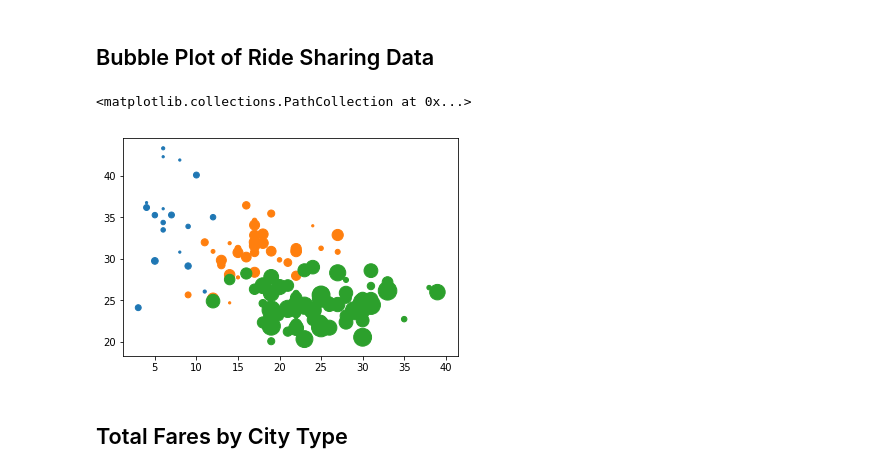
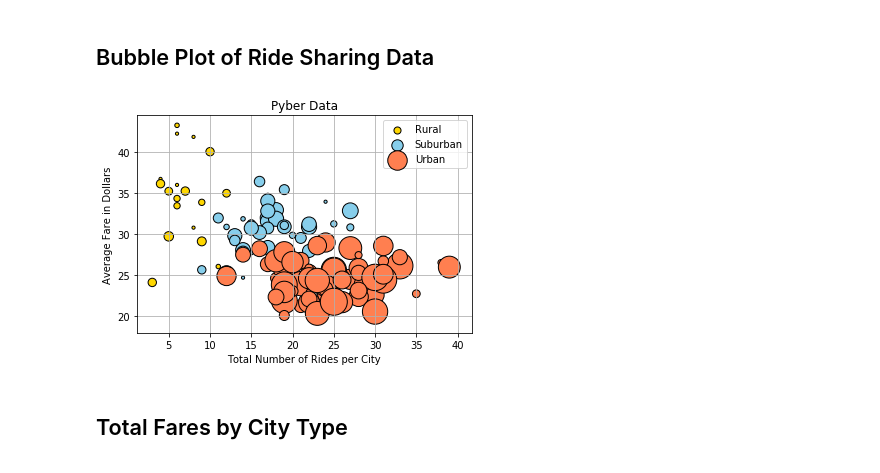
Before and after one commit to erikaplarsen/Assignment-5, a Jupyter notebook: pyber_starter.ipynb, the cells around one changed output. Saved outputs shown, nothing was run; the diff lists cells and outputs as text; code cells hidden in the pictures.

```diff
--- a/pyber_starter.ipynb
+++ b/pyber_starter.ipynb
@@ -38,7 +33,7 @@ combined_data.head()
 # %%
 # Obtain the x and y coordinates for each of the three city types
 
-#city_data = combined_data.groupby('city')
+city_data = combined_data.groupby('city')
 #print(city_data.head())
 
 #Rural
@@ -78,42 +73,45 @@ urban_data.head()
 urban_grouped = urban_data.groupby('city')
 
 urban_mean = urban_grouped['fare'].mean()
 urban_mean
 
 urban_rides = urban_grouped['ride_id'].count()
 urban_rides
 
 urban_drivers = urban_grouped['driver_count'].mean()
 urban_drivers
 
-
-
-
 x_axis_rural= rural_rides
 x_axis_suburban = suburban_rides
 x_axis_urban = urban_rides
 
 y_axis_rural = rural_mean
 y_axis_suburban = suburban_mean
 y_axis_urban = urban_mean
 
 # Build the scatter plots for each city types
 
-plt.scatter(x_axis_rural, y_axis_rural, s= rural_drivers * 5)
-plt.scatter(x_axis_suburban, y_axis_suburban, s = suburban_drivers * 5)
-plt.scatter(x_axis_urban, y_axis_urban, s = urban_drivers * 5)
-
+rural = plt.scatter(x_axis_rural, y_axis_rural, s= rural_drivers * 10, edgecolors='black', label= 'Rural',c = 'gold')
+suburban = plt.scatter(x_axis_suburban, y_axis_suburban, s = suburban_drivers * 10, edgecolors='black', label = 'Suburban', c = 'skyblue')
+urban = plt.scatter(x_axis_urban, y_axis_urban, s = urban_drivers * 10, edgecolors='black', label = 'Urban', c = 'coral')
 
 # Incorporate the other graph properties
 
+plt.grid()
+plt.title('Pyber Data')
+plt.ylabel('Average Fare in Dollars')
+plt.xlabel('Total Number of Rides per City')
+
 # Create a legend
+
+plt.legend(handles=[rural, suburban, urban], loc="best")
 
 # Incorporate a text label regarding circle size
 
 # Save Figure
+plt.savefig("../bubblechart")
 # %% [output]
-<matplotlib.collections.PathCollection at 0x...>
-[figure, old version]
+[figure, new version]
 # %%
 # Show plot
 plt.show()
```
Also changed, not shown: parts of 5 cells of this notebook.
